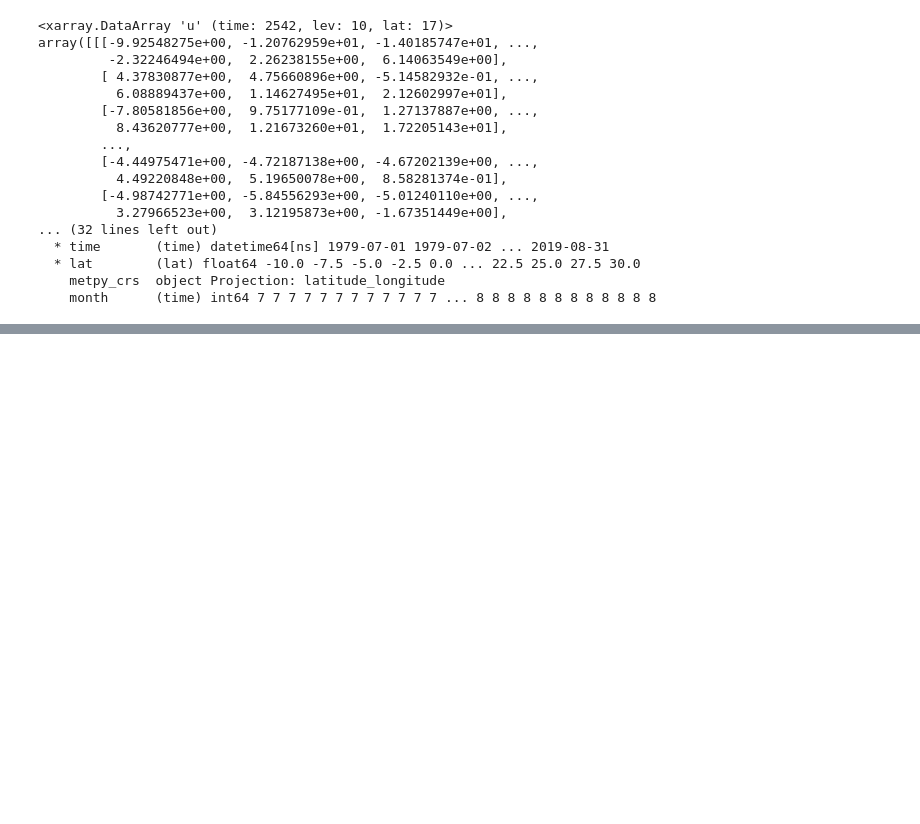
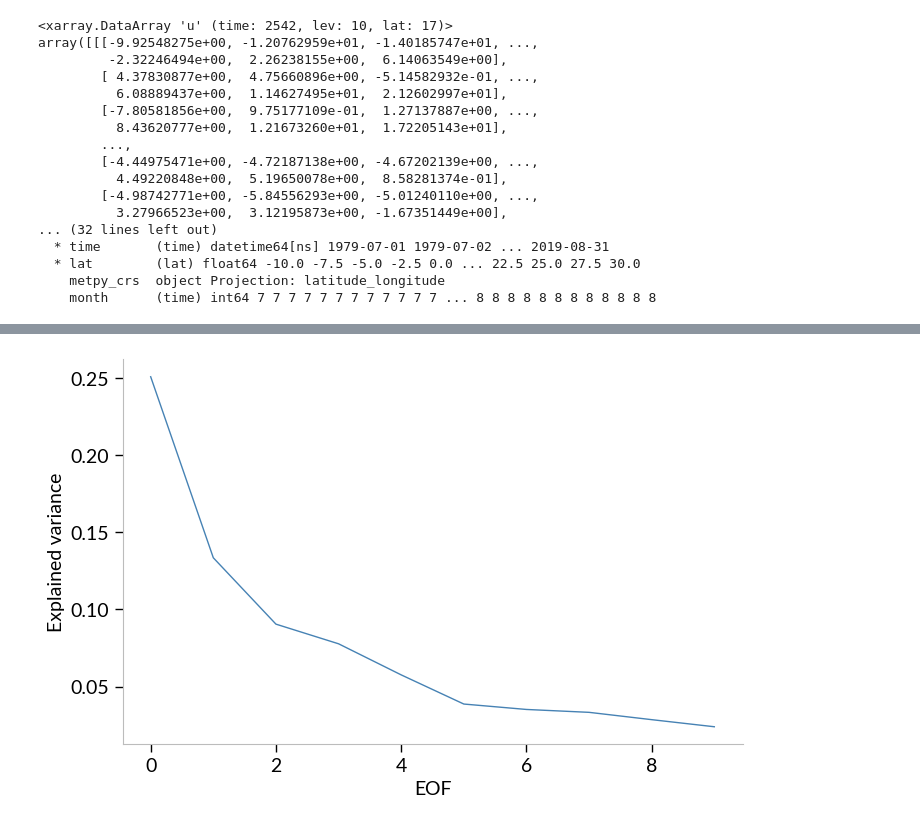
Before and after one commit to fstrnad/geoutils, a Jupyter notebook: tutorials/african_jets.ipynb, the cells around one changed output, grey strips where cells are left out. Drawn from its saved outputs; the diff is of its cells as text; code cells hidden in the pictures; blank space fills up the shorter version.

```diff
--- a/tutorials/african_jets.ipynb
+++ b/tutorials/african_jets.ipynb
@@ -172,0 +183,9 @@ _= gplt.plt_text(ax=h_im_u['ax'],
+# %%
+reload(eof)
+sppca = eof.SpatioTemporalPCA(input_data, n_components=10)
+eofs = sppca.get_eofs()
+pcs = sppca.get_principal_components()
+im = gplt.plot_xy(y_arr=sppca.explained_variance(),
+                 xlabel='EOF', ylabel='Explained variance', ylog=False)
+# %% [output]
+[figure, added]
```
Also changed, not shown: parts of 4 cells of this notebook, 3 other files.
